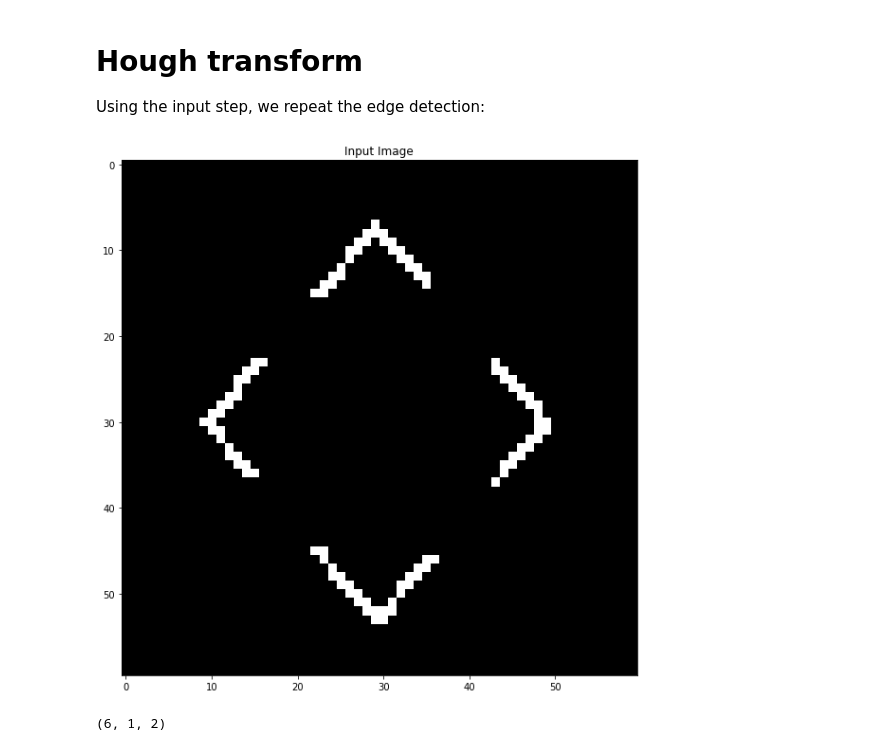
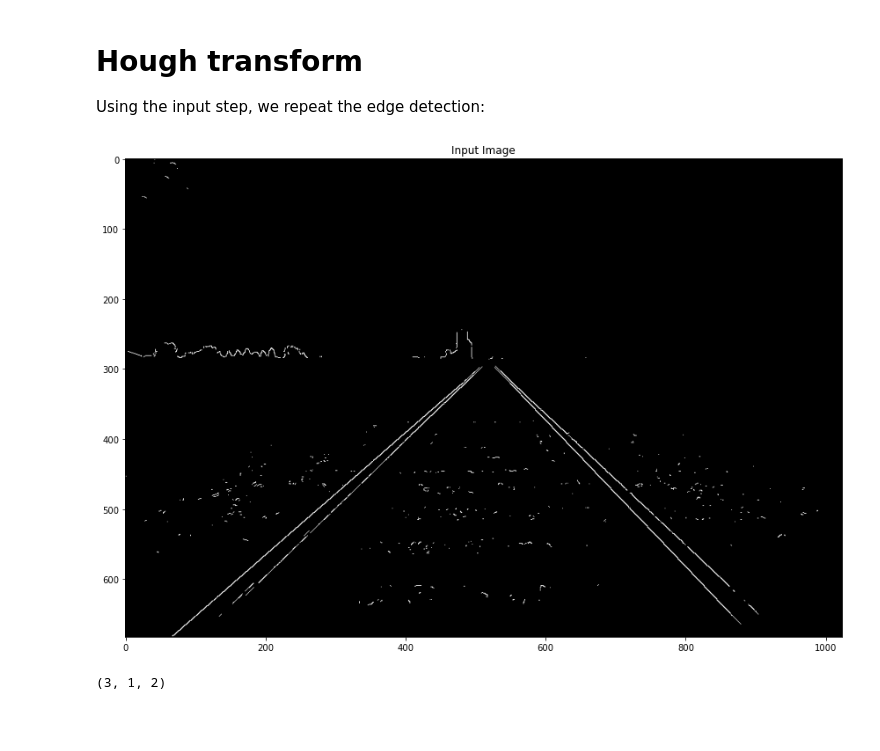
Before and after one commit to malinbranduse/hough_transform, a Jupyter notebook: hough.ipynb, the cells around one changed output. Cells and saved outputs as stored; diff of their text form; code cells hidden in the pictures; blank space fills up the shorter version.

Commit message:
run with railroad

```diff
--- a/hough.ipynb
+++ b/hough.ipynb
@@ -5,29 +5,35 @@ Using the input step, we repeat the edge detection:
 # %%
 import cv2 as cv
 import math
 import matplotlib.pyplot as plt
 import numpy as np
 
 input_dir = './input/'
 in_img_name = 'hough_test.png'
+in_img_name = 'Railroad.jpg'
 in_img = cv.imread(input_dir + in_img_name, cv.IMREAD_GRAYSCALE)
+
+hough_threshold = 300
+
 # in_img = np.zeros((50,50), np.uint8)
 # in_img[10, 25] = 1
 # in_img[40, 20] = 1
-# canny_thresholds = [300, 400]
-# edges = cv.Canny(in_img, canny_thresholds[0], canny_thresholds[1])
+
+canny_thresholds = [460, 500]
+edges = cv.Canny(in_img, canny_thresholds[0], canny_thresholds[1])
+in_img = edges
 plt.figure(figsize=(15,10))
 plt.imshow(in_img,cmap = 'gray')
 plt.title('Input Image')
 plt.show()
 # %% [output]
-[figure, old version]
+[figure, new version]
 # %%
 # Hough Line Transform
-lines = cv.HoughLines(in_img, 1, np.pi / 180, 18)
+lines = cv.HoughLines(in_img, 1, np.pi / 180, hough_threshold)
 lines.shape if lines is not None else None
 # %% [output]
-(6, 1, 2)
+(3, 1, 2)
 # %%
 output = cv.cvtColor(in_img, cv.COLOR_GRAY2BGR)
 w,h = in_img.shape
```
Also changed, not shown: parts of 1 cell of this notebook, 1 other file.
